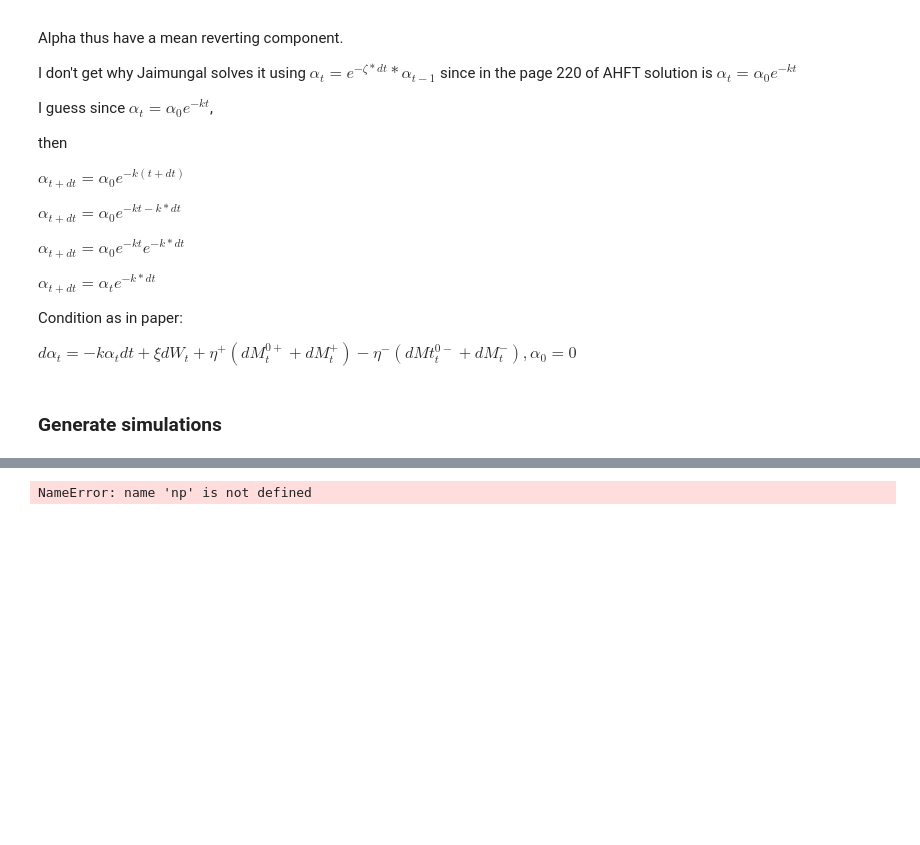
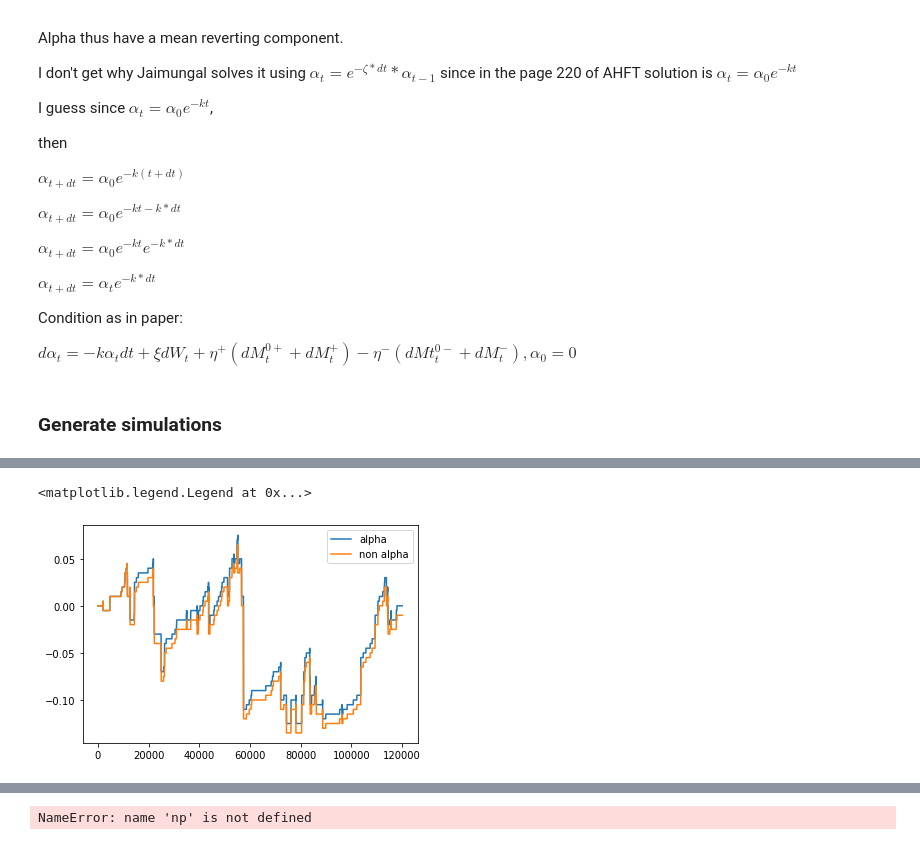
Before and after one commit to cavallofederico/marketmaking, a Jupyter notebook: market_making_alpha_signals - fede.ipynb, the cells around one changed output, grey strips where cells are left out. Drawn from its saved outputs; the diff is of its cells as text; code cells hidden in the pictures; blank space fills up the shorter version.

```diff
--- a/market_making_alpha_signals - fede.ipynb
+++ b/market_making_alpha_signals - fede.ipynb
@@ -717,0 +777,8 @@ Stde of X:0.0
+# %%
+i=5
+plt.plot(alpha_pnl[i,:], label='alpha')
+plt.plot(non_alpha_pnl[i,:], label='non alpha')
+plt.legend()
+# %% [output]
+<matplotlib.legend.Legend at 0x...>
+[figure, added]
```
Also changed, not shown: parts of 13 cells of this notebook, 1 other file.
